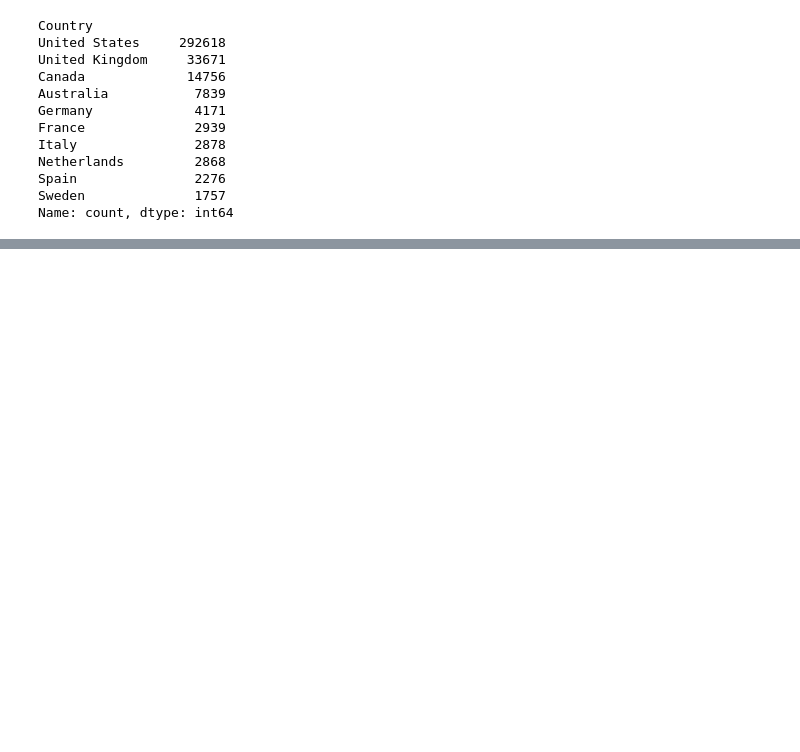
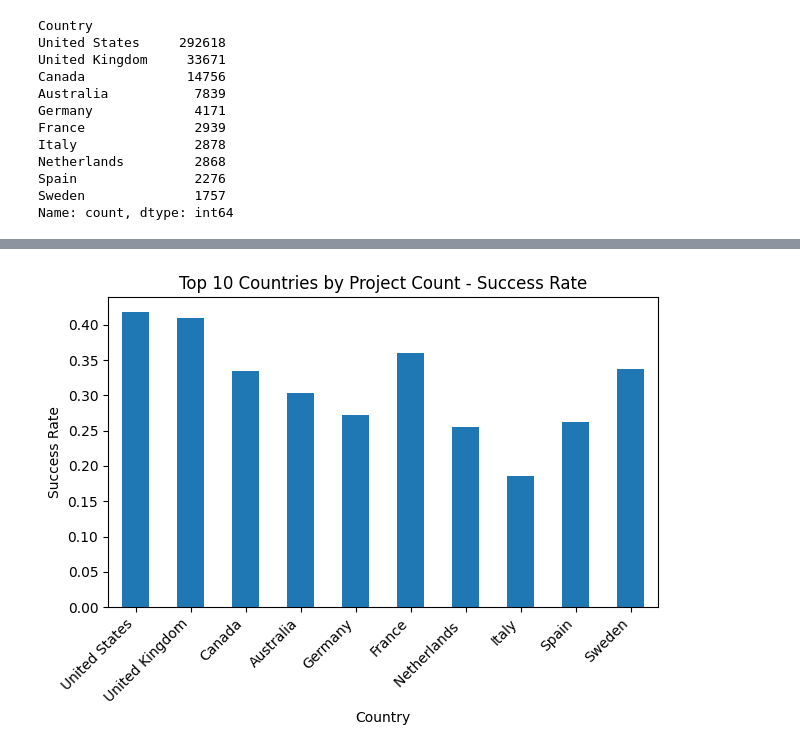
Before and after one commit to xiolt-la/kickstarter-country-success-analysis, a Jupyter notebook: notebooks/01_eda_country_overview.ipynb, the cells around one changed output, grey strips where cells are left out. Saved outputs shown, nothing was run; the diff lists cells and outputs as text; code cells hidden in the pictures; blank space fills up the shorter version.

```diff
--- a/notebooks/01_eda_country_overview.ipynb
+++ b/notebooks/01_eda_country_overview.ipynb
@@ -62,3 +63,12 @@ Netherlands         2868
 Spain               2276
 Sweden              1757
 Name: count, dtype: int64
+# %%
+valid_states =  ['Successful', 'Failed']
+df_filtered = df[df["State"].isin(valid_states)].copy()
+
+df_filtered['is_success'] = (df_filtered['State'] == "Successful").astype(int)
+
+print('before filtered rows:', len(df))
+print('after filtered rows:', len(df_filtered))
+display(df_filtered['State'].value_counts())
@@ -64,0 +161,28 @@ Name: count, dtype: int64
+# %%
+# success rate
+country_states = df_filtered.groupby("Country")["is_success"].agg(
+    projects="count",
+    success_rate="mean"
+).reset_index().sort_values("projects", ascending=False)
+
+country_states = df_filtered.groupby("Country")["is_success"].agg(
+    projects="count",
+    success_rate="mean"
+).reset_index().sort_values("projects", ascending=False)
+# %%
+# top 10 countries by project count - success rate
+top_n = 10
+top_countries = country_states.head(top_n).set_index("Country")
+
+# bar chart
+ax = top_countries["success_rate"].plot(kind="bar")
+
+ax.set_title(f"Top {top_n} Countries by Project Count - Success Rate")
+ax.set_xlabel("Country")
+ax.set_ylabel("Success Rate")
+
+plt.xticks(rotation=45, ha="right")
+plt.tight_layout()
+plt.show()
+# %% [output]
+[figure, added]
```
Also changed, not shown: parts of 6 cells of this notebook.
